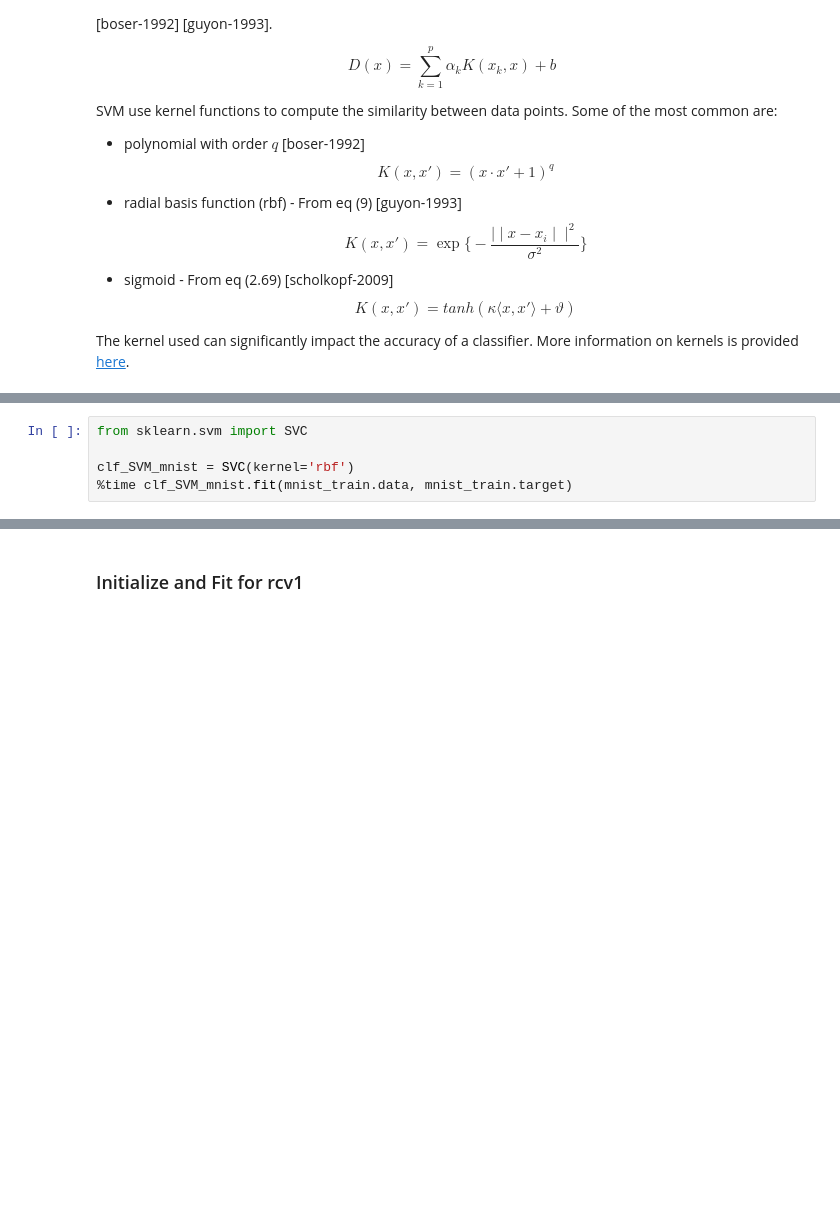
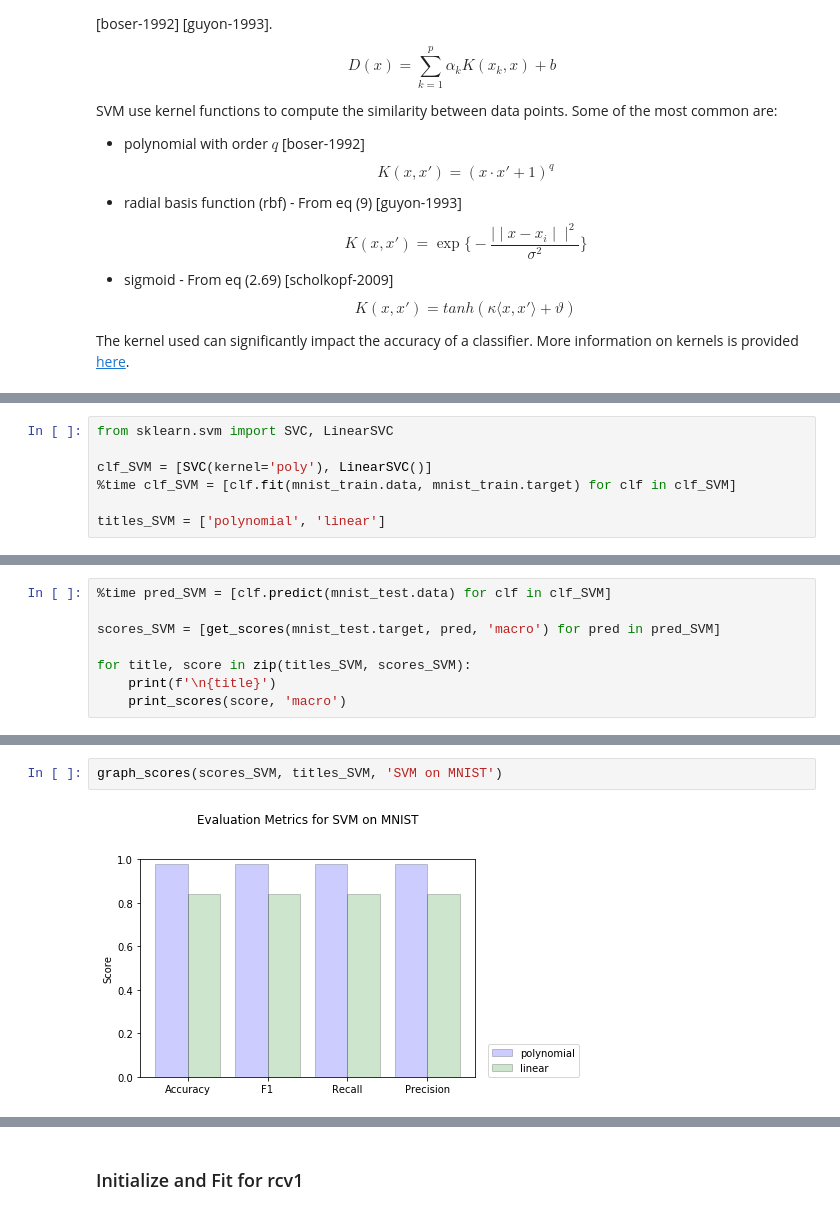
Before and after one commit to ZacCat/Machine-Learning-Notebooks, a Jupyter notebook: classification.ipynb, the cells around one changed output, grey strips where cells are left out. Drawn from its saved outputs; the diff is of its cells as text; blank space fills up the shorter version.

```diff
--- a/classification.ipynb
+++ b/classification.ipynb
@@ -758,5 +699,7 @@ Wall time: 5min 52s
 # %%
-from sklearn.svm import SVC
+from sklearn.svm import SVC, LinearSVC
 
-clf_SVM_mnist = SVC(kernel='rbf')
-%time clf_SVM_mnist.fit(mnist_train.data, mnist_train.target)
+clf_SVM = [SVC(kernel='poly'), LinearSVC()]
+%time clf_SVM = [clf.fit(mnist_train.data, mnist_train.target) for clf in clf_SVM]
+
+titles_SVM = ['polynomial', 'linear']
@@ -805,0 +709,8 @@ macro averaged precision: 0.8772
+# %%
+%time pred_SVM = [clf.predict(mnist_test.data) for clf in clf_SVM]
+
+scores_SVM = [get_scores(mnist_test.target, pred, 'macro') for pred in pred_SVM]
+
+for title, score in zip(titles_SVM, scores_SVM):
+    print(f'\n{title}')
+    print_scores(score, 'macro')
@@ -806 +732,5 @@ macro averaged precision: 0.8772
+# %%
+graph_scores(scores_SVM, titles_SVM, 'SVM on MNIST')
+# %% [output]
+[figure, added]
 # %%
```
Also changed, not shown: parts of 97 cells of this notebook.
